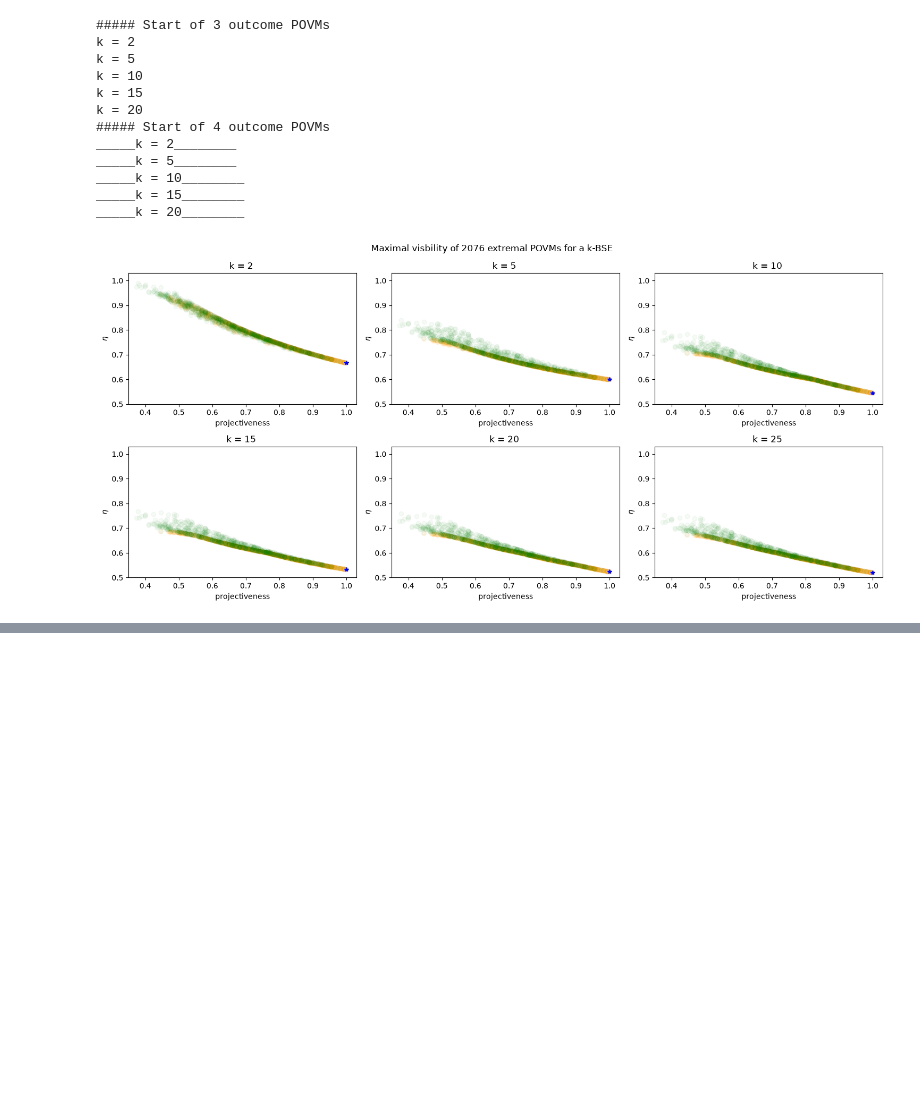
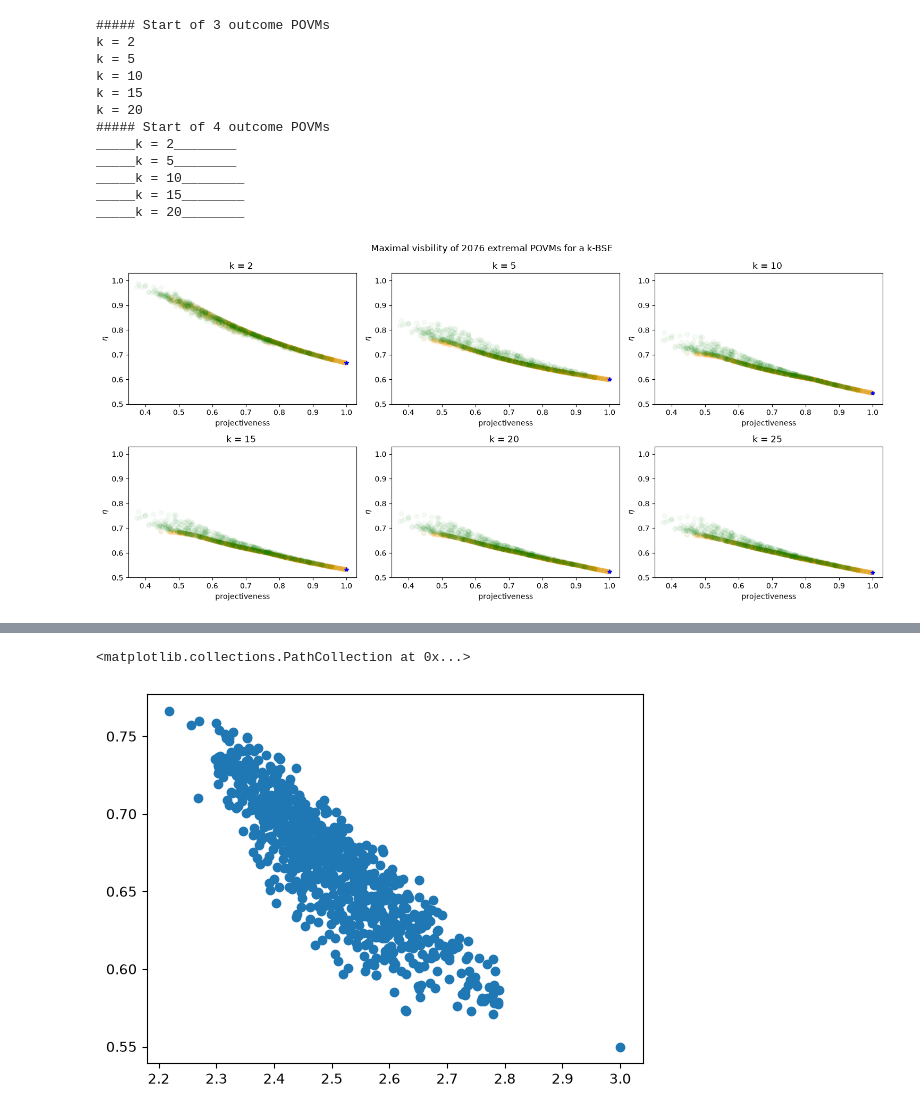
Before and after one commit to JSchuemann-physics/Bose-symmetric-extensions-of-multimeters, a Jupyter notebook: Bose-symmetric extensions.ipynb, the cells around one changed output, grey strips where cells are left out. Cells and saved outputs as stored; diff of their text form; code cells hidden in the pictures; blank space fills up the shorter version.

Commit message:
tested multiple incompatibility criteria for qutrits

```diff
--- a/Bose-symmetric extensions.ipynb
+++ b/Bose-symmetric extensions.ipynb
@@ -1200,9 +1186,8 @@ def coarse_grain_into_2outc(povm):
     n_effects = len(povm)
     d = np.shape(povm[0])[0]
 
-    assert(d == 2) #TODO: fix the code for higher dimensions
-    #nothing to coarse grain if the povm is already a two-outcome POVM
-    if n_effects == 2:
+    #nothing to coarse grain if the povm
+    if n_effects == d:
         return [povm]
 
     indices = range(1, n_effects)
@@ -1475,0 +1488,7 @@ plt.show()
+# %%
+d = 3
+n = 9
+indices = range(0, 9)
+
+for p in partitions(indices, d):
+    print(p)
@@ -1475,0 +1687,18 @@ plt.show()
+# %%
+#load qutrits data
+d = 3
+k = 4
+samples = 15
+oDim = 25
+date = "09-25_12-02-40" + "_"
+
+path = NOTEBOOK_PATH + "/data/random_extremals/"
+
+eta_array_qutrits = np.load(path + date + f"eta_array_(d={d}, k={k}, samples = {samples}, oDim = {oDim})" + ".npy")
+t_array_qutrits = np.load(path + date + f"t_array_(d={d}, k={k}, samples = {samples}, oDim = {oDim})"+ ".npy")
+
+POVMs_padded = np.load(path + date + f"POVMs_padded(d={d}, k={k}, samples = {samples}, oDim = {oDim})"+ ".npy")
+outcomes_list = np.load(path + date + f"outcomes_list(d={d}, k={k}, samples = {samples}, oDim = {oDim})"+ ".npy")
+
+#undo the padding
+POVMs_qutrits = [POVMs_padded[i, :outcomes_list[i]] for i in range(len(outcomes_list))]
@@ -1475,0 +1727,7 @@ plt.show()
+# %%
+POVMs_qutrits_rank_g = [projectiveness_doutc_g(povm) for povm in POVMs_qutrits]
+# %%
+plt.scatter(POVMs_qutrits_rank_g, eta_array_qutrits)
+# %% [output]
+<matplotlib.collections.PathCollection at 0x...>
+[figure, added]
```
Also changed, not shown: parts of 26 cells of this notebook, 1 other file.
